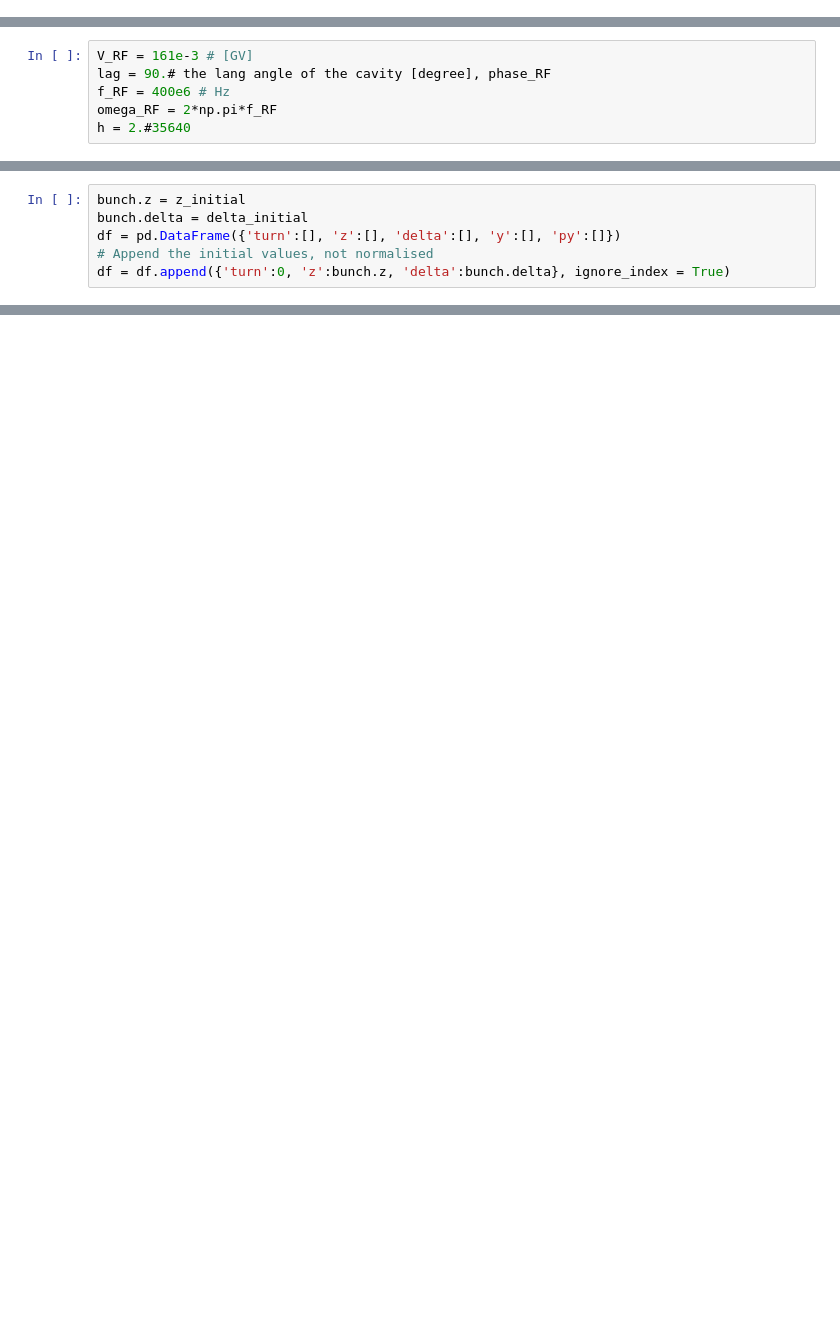
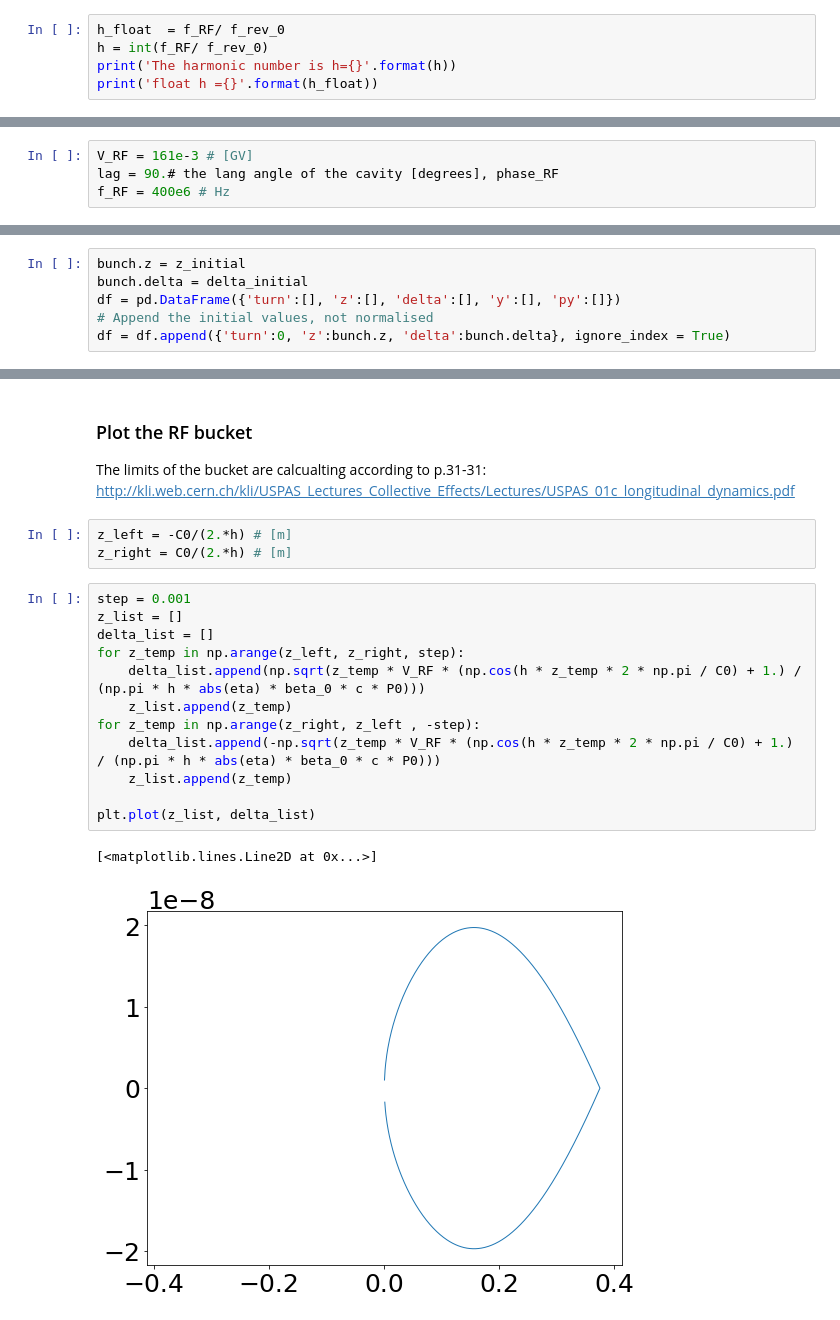
Before and after one commit to natriant/my_tracking_model_notebook, a Jupyter notebook: longitudinal_motion_test.ipynb, the cells around one changed output, grey strips where cells are left out. Cells and saved outputs as stored; diff of their text form; blank space fills up the shorter version.

```diff
--- a/longitudinal_motion_test.ipynb
+++ b/longitudinal_motion_test.ipynb
@@ -22,0 +49,5 @@ T_rev_0 = 1/f_rev_0 # revolution period [s]
+# %%
+h_float  = f_RF/ f_rev_0
+h = int(f_RF/ f_rev_0)
+print('The harmonic number is h={}'.format(h))
+print('float h ={}'.format(h_float))
@@ -71,6 +110,4 @@ def RF_map(P0, m0, beta_0, f_RF, c, lag, V_RF, E_0, z, delta):
 # %%
 V_RF = 161e-3 # [GV]
-lag = 90.# the lang angle of the cavity [degree], phase_RF
+lag = 90.# the lang angle of the cavity [degrees], phase_RF
 f_RF = 400e6 # Hz
-omega_RF = 2*np.pi*f_RF
-h = 2.#35640
@@ -124,0 +172,22 @@ plt.tight_layout()
+# %% [markdown]
+### Plot the RF bucket
+The limits of the bucket are calcualting according to p.31-31:
+http://kli.web.cern.ch/kli/USPAS_Lectures_Collective_Effects/Lectures/USPAS_01c_longitudinal_dynamics.pdf
+# %%
+z_left = -C0/(2.*h) # [m]
+z_right = C0/(2.*h) # [m]
+# %%
+step = 0.001
+z_list = []
+delta_list = []
+for z_temp in np.arange(z_left, z_right, step):
+    delta_list.append(np.sqrt(z_temp * V_RF * (np.cos(h * z_temp * 2 * np.pi / C0) + 1.) / (np.pi * h * abs(eta) * beta_0 * c * P0)))
+    z_list.append(z_temp)
+for z_temp in np.arange(z_right, z_left , -step):
+    delta_list.append(-np.sqrt(z_temp * V_RF * (np.cos(h * z_temp * 2 * np.pi / C0) + 1.) / (np.pi * h * abs(eta) * beta_0 * c * P0)))
+    z_list.append(z_temp)
+
+plt.plot(z_list, delta_list)
+# %% [output]
+[<matplotlib.lines.Line2D at 0x...>]
+[figure, added]
```
Also changed, not shown: parts of 18 cells of this notebook, 1 other file.
